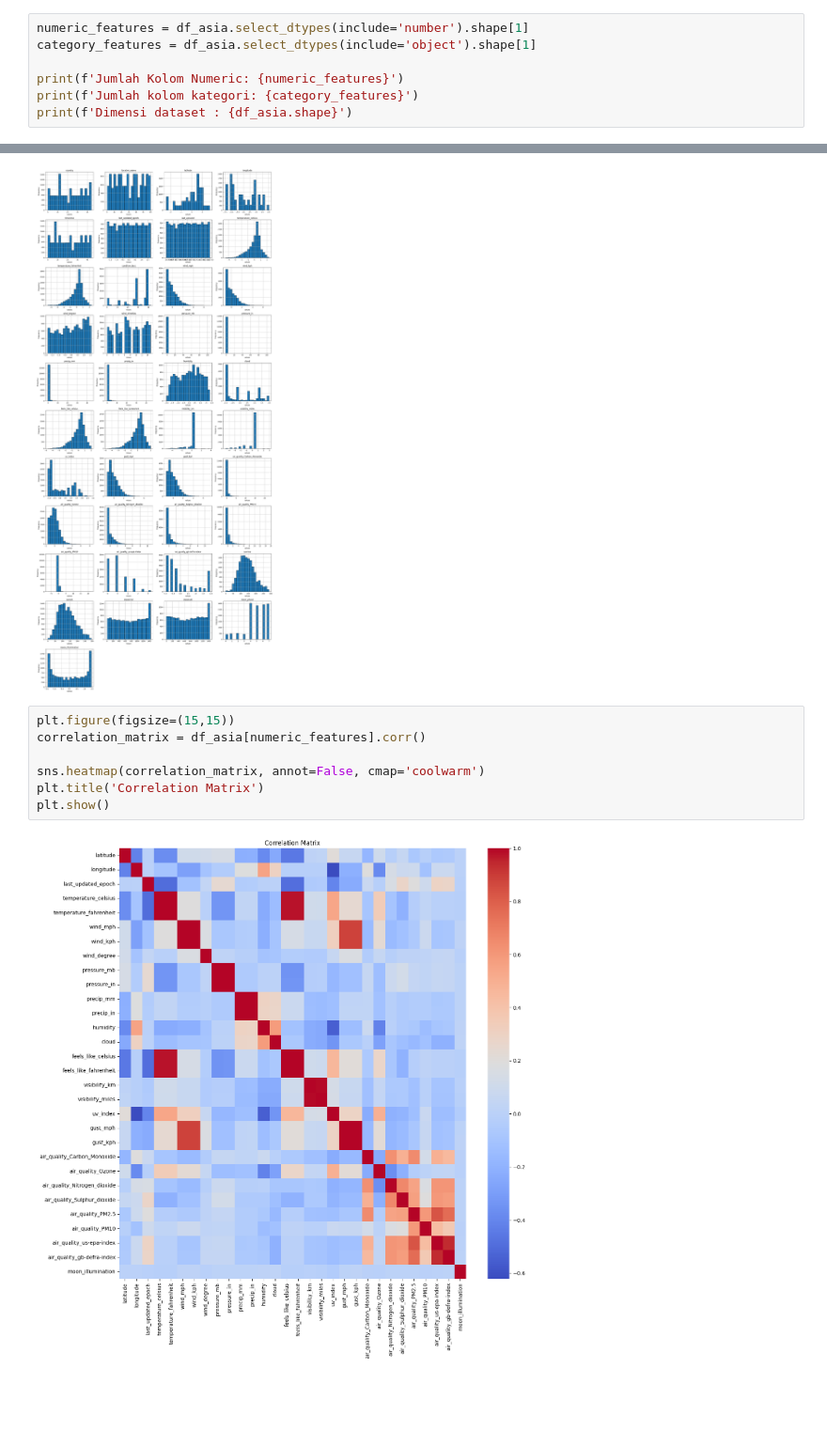
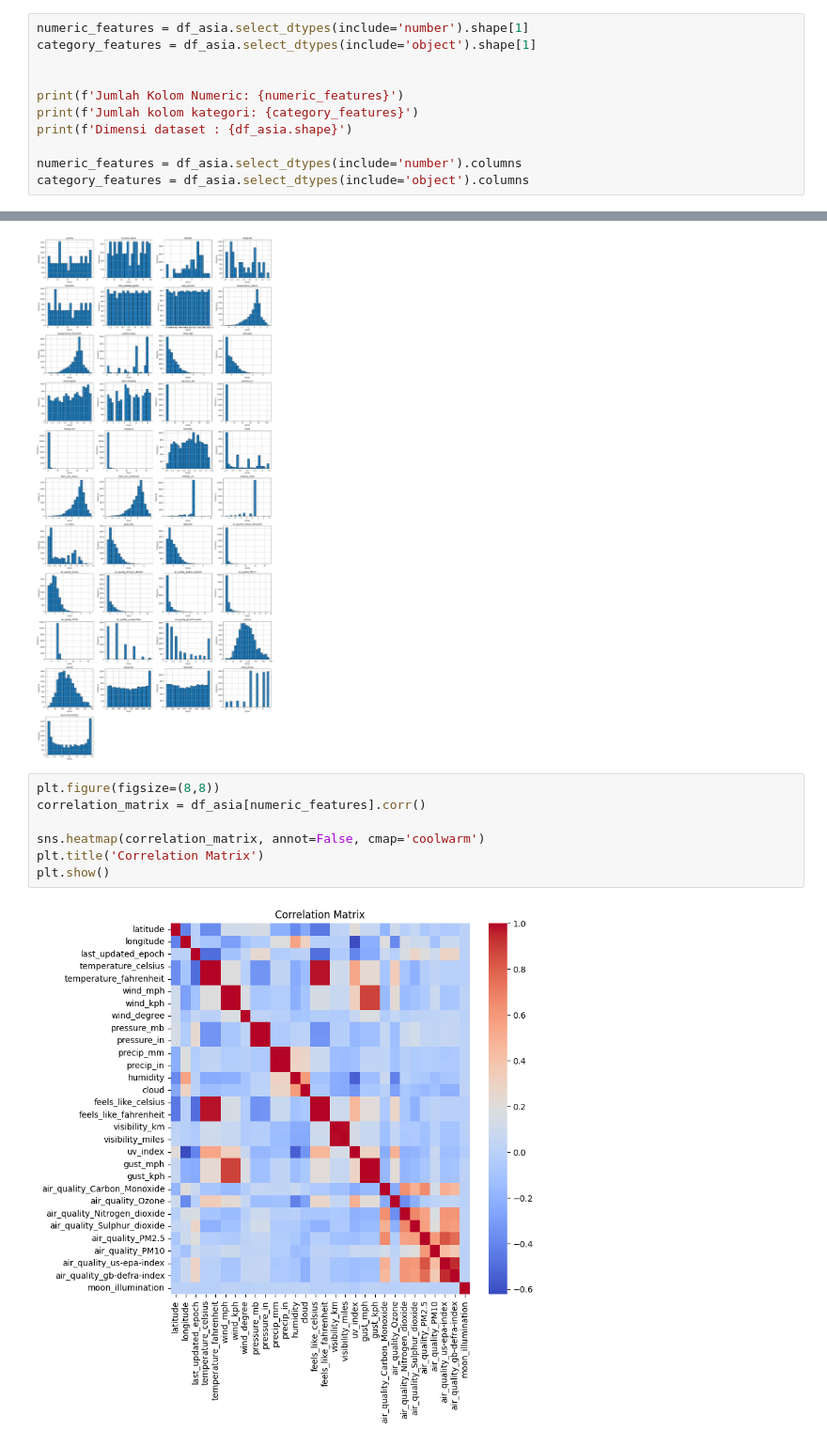
Before and after one commit to SenyuminAja16/2-Faza-Grace, a Jupyter notebook: EDAdan Visualization.ipynb, the cells around one changed output, grey strips where cells are left out. Shown at 94% size. Saved outputs shown, nothing was run; the diff lists cells and outputs as text; blank space fills up the shorter version.

```diff
--- a/EDAdan Visualization.ipynb
+++ b/EDAdan Visualization.ipynb
@@ -192,9 +198,13 @@ memory usage: 4.4+ MB
 numeric_features = df_asia.select_dtypes(include='number').shape[1]
 category_features = df_asia.select_dtypes(include='object').shape[1]
 
+
 print(f'Jumlah Kolom Numeric: {numeric_features}')
 print(f'Jumlah kolom kategori: {category_features}')
 print(f'Dimensi dataset : {df_asia.shape}')
+
+numeric_features = df_asia.select_dtypes(include='number').columns
+category_features = df_asia.select_dtypes(include='object').columns
 # %% [output]
 Jumlah Kolom Numeric: 30
 Jumlah kolom kategori: 10
@@ -575,11 +601,11 @@ plt.show()
 # %% [output]
 [figure]
 # %%
-plt.figure(figsize=(15,15))
+plt.figure(figsize=(8,8))
 correlation_matrix = df_asia[numeric_features].corr()
 
 sns.heatmap(correlation_matrix, annot=False, cmap='coolwarm')
 plt.title('Correlation Matrix')
 plt.show()
 # %% [output]
-[figure, old version]
+[figure, new version]
```
Also changed, not shown: parts of 11 cells of this notebook.
